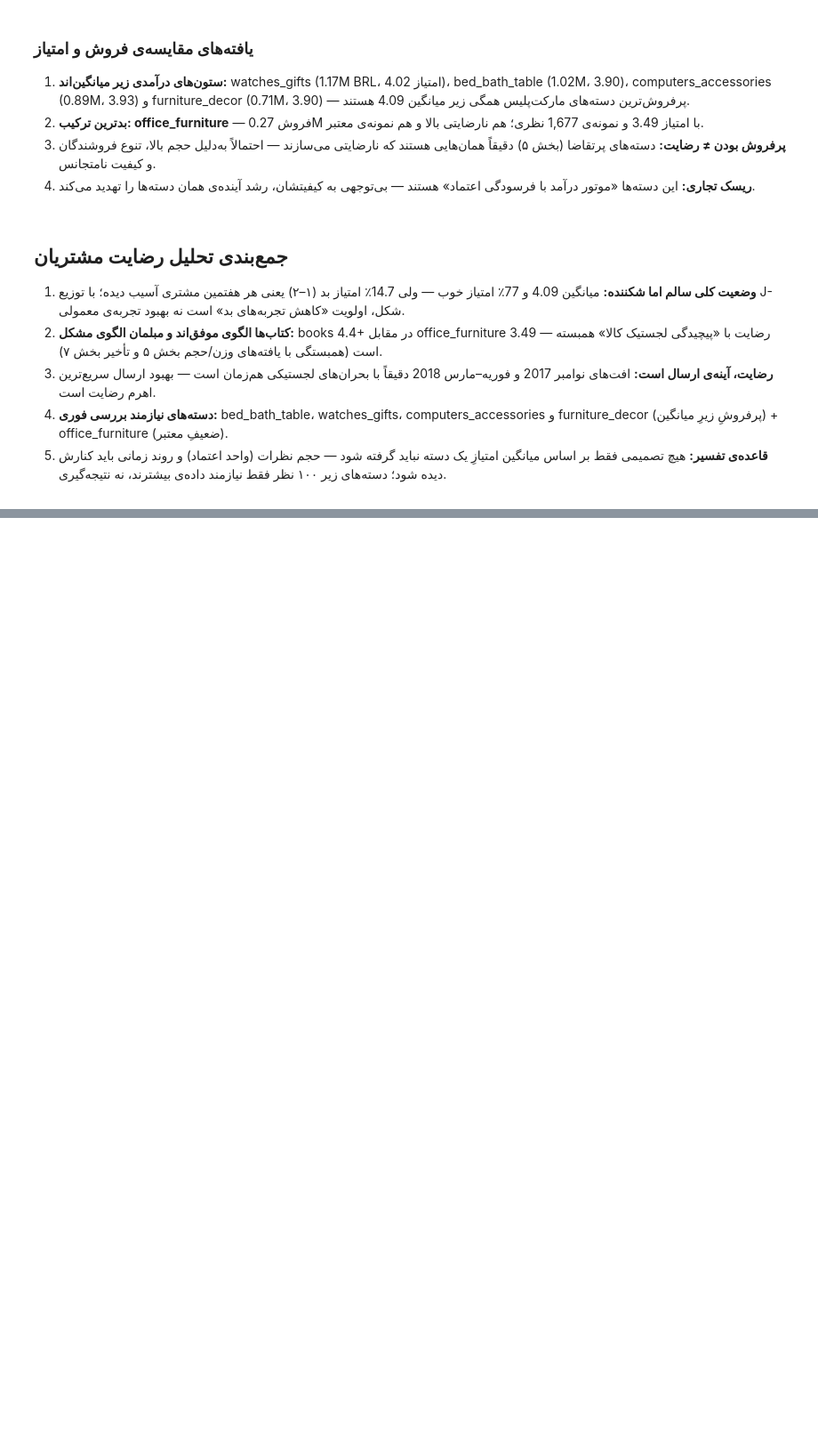
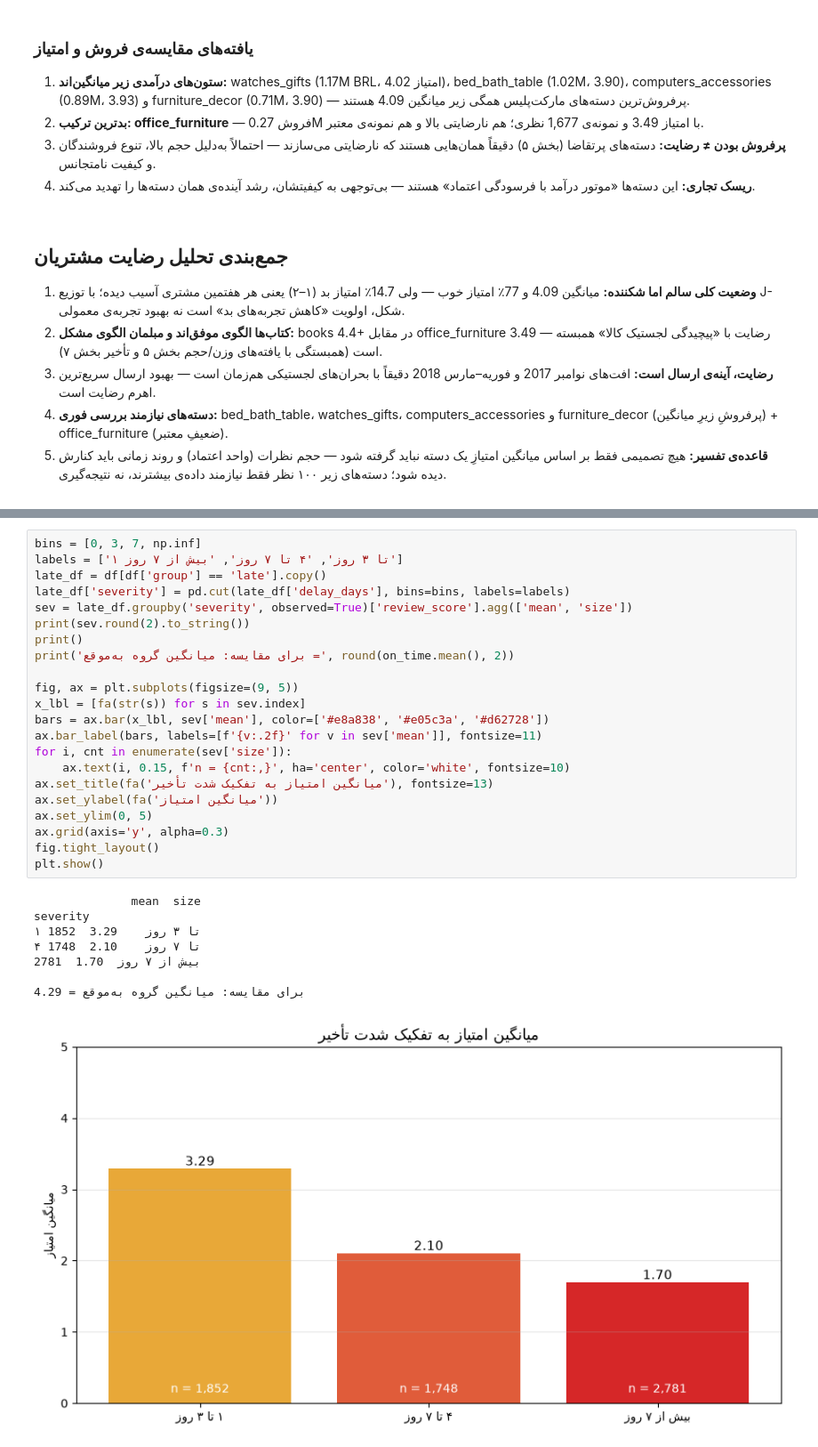
Before and after one commit to arashalidadi/olist-pro, a Jupyter notebook: olist_analysis.ipynb, the cells around one changed output, grey strips where cells are left out. Shown at 89% size. Saved outputs shown, nothing was run; the diff lists cells and outputs as text; blank space fills up the shorter version.

```diff
--- a/olist_analysis.ipynb
+++ b/olist_analysis.ipynb
@@ -2895,0 +2976,31 @@ office_furniture                  1677        3.49       0.27
+# %%
+bins = [0, 3, 7, np.inf]
+labels = ['۱ تا ۳ روز', '۴ تا ۷ روز', 'بیش از ۷ روز']
+late_df = df[df['group'] == 'late'].copy()
+late_df['severity'] = pd.cut(late_df['delay_days'], bins=bins, labels=labels)
+sev = late_df.groupby('severity', observed=True)['review_score'].agg(['mean', 'size'])
+print(sev.round(2).to_string())
+print()
+print('برای مقایسه: میانگین گروه به‌موقع =', round(on_time.mean(), 2))
+
+fig, ax = plt.subplots(figsize=(9, 5))
+x_lbl = [fa(str(s)) for s in sev.index]
+bars = ax.bar(x_lbl, sev['mean'], color=['#e8a838', '#e05c3a', '#d62728'])
+ax.bar_label(bars, labels=[f'{v:.2f}' for v in sev['mean']], fontsize=11)
+for i, cnt in enumerate(sev['size']):
+    ax.text(i, 0.15, f'n = {cnt:,}', ha='center', color='white', fontsize=10)
+ax.set_title(fa('میانگین امتیاز به تفکیک شدت تأخیر'), fontsize=13)
+ax.set_ylabel(fa('میانگین امتیاز'))
+ax.set_ylim(0, 5)
+ax.grid(axis='y', alpha=0.3)
+fig.tight_layout()
+plt.show()
+# %% [output]
+              mean  size
+severity
+۱ تا ۳ روز    3.29  1852
+۴ تا ۷ روز    2.10  1748
+بیش از ۷ روز  1.70  2781
+
+برای مقایسه: میانگین گروه به‌موقع = 4.29
+[figure, added]
```
Also changed, not shown: parts of 13 cells of this notebook, 1 other file.
